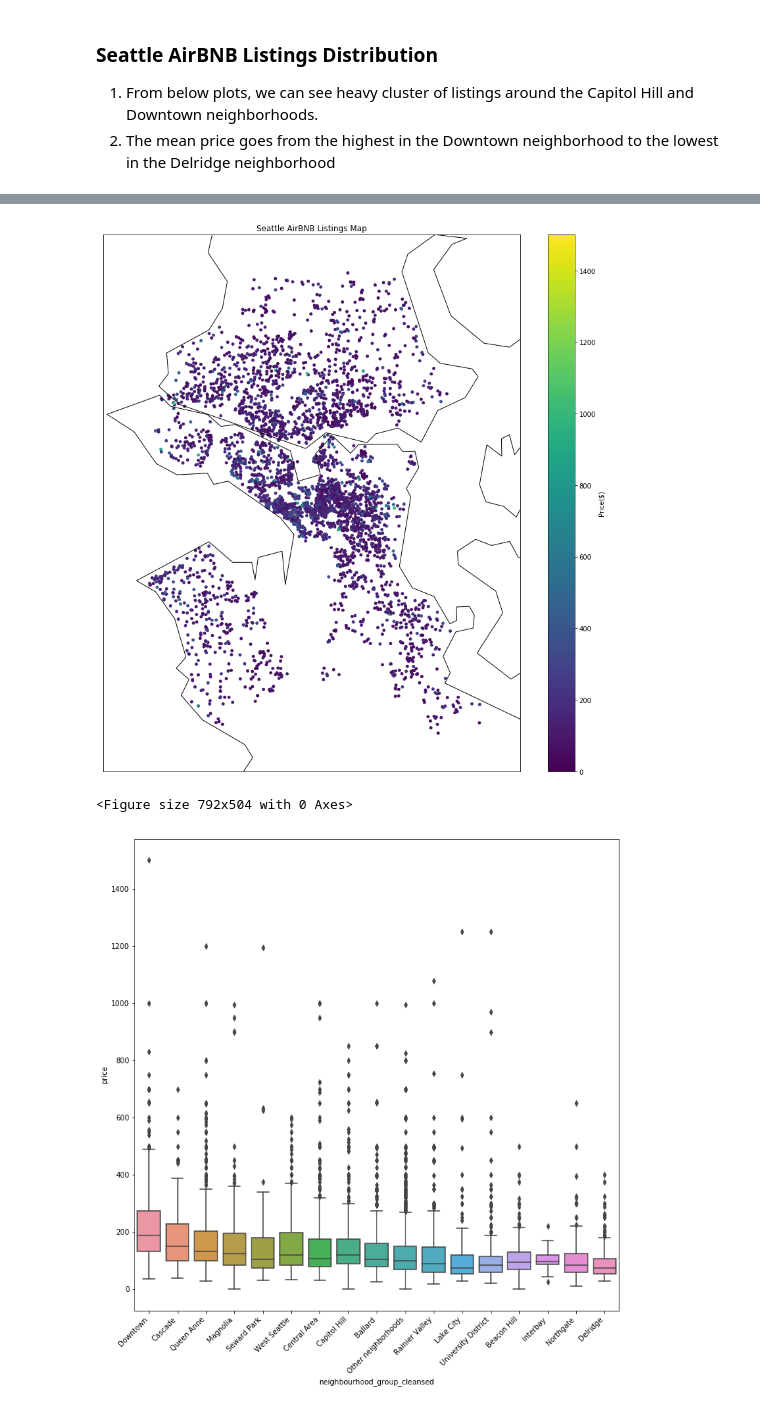
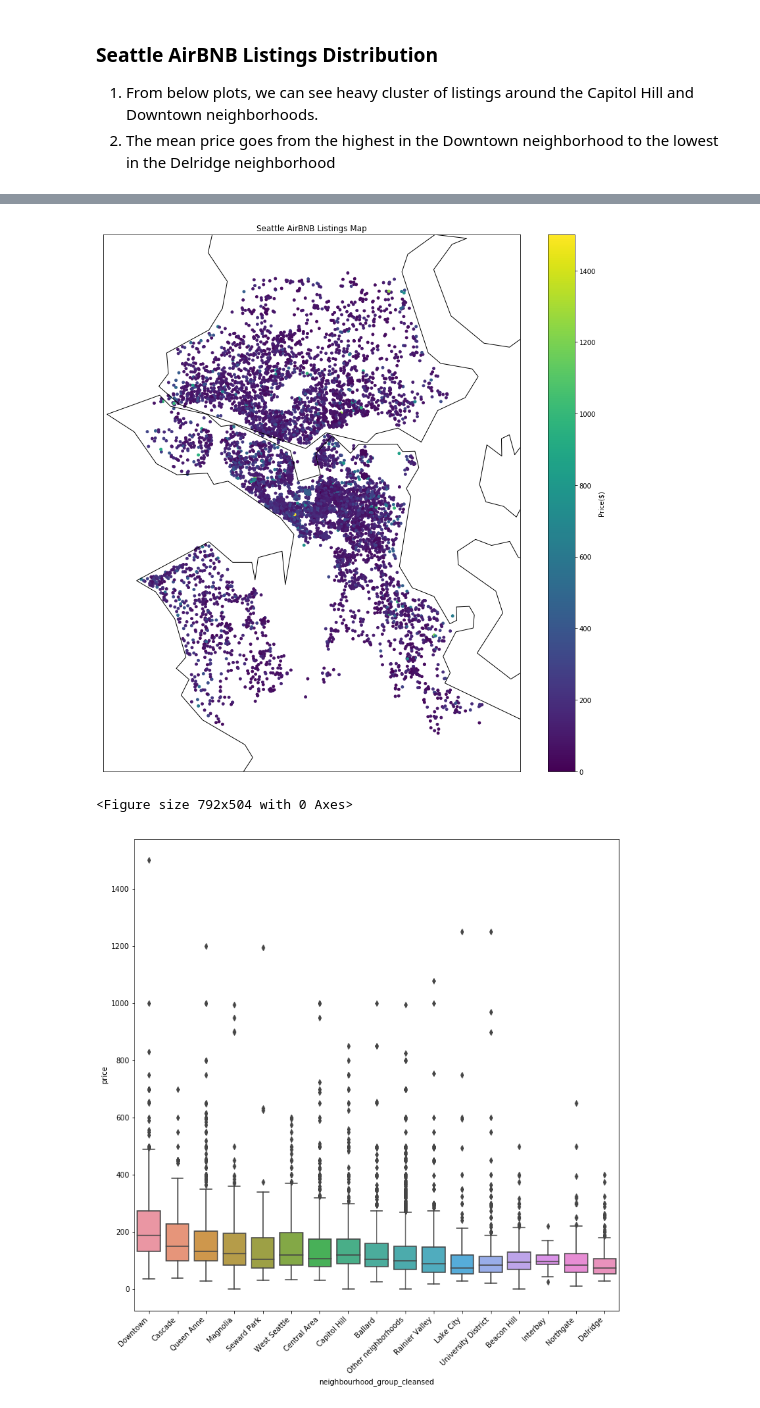
Before and after one commit to mikeli888/Springboard, a Jupyter notebook: sb2018_capstone1/Airbnb_pricing_analysis1.ipynb, the cells around one changed output, grey strips where cells are left out. Saved outputs shown, nothing was run; the diff lists cells and outputs as text; code cells hidden in the pictures.

```diff
--- a/sb2018_capstone1/Airbnb_pricing_analysis1.ipynb
+++ b/sb2018_capstone1/Airbnb_pricing_analysis1.ipynb
@@ -89,6 +89,7 @@ r_listings_raw.head(2)
 # %%
 # Initial Review
 # 1) Extract Subset of columns we will use for analysis
+# 9/8/18: Included amenities, neighbourhood_cleansed, neighbourhood_group_cleansed
 
 curr_city = 'Seattle'
 required_data = [
@@ -96,7 +97,7 @@ required_data = [
 'latitude','longitude',
 'neighbourhood_cleansed', 'neighbourhood_group_cleansed',
 'property_type','room_type','accommodates',
-'bathrooms','bedrooms','beds',
+'bathrooms','bedrooms','beds', 'amenities',
 'bed_type','square_feet','price',
 'weekly_price','monthly_price','security_deposit',
 'cleaning_fee','guests_included','extra_people',
@@ -214,0 +218,6 @@ r_listings['last_review'] = pd.to_datetime(r_listings['last_review'])
+# %%
+r_listings['amenities'] = r_listings['amenities'].map(
+    lambda amns: "|".join([amn.replace("}", "").replace("{", "").replace('"', "")\
+                           for amn in amns.split(",")])
+)
+r_listings['amenities'].head(5)
@@ -215,3 +232,6 @@ r_listings['last_review'] = pd.to_datetime(r_listings['last_review'])
+# %%
+# 9/8/18: [1:] is to remove the 1st empty array from the list
+r_listings['amenities_array'] = r_listings['amenities'].map(lambda amns: amns.split("|"))[1:]
 # %% [markdown]
 ### Transform Categorical Data
 # %%
@@ -430,35 +448,36 @@ lat_max = r_cleaned['latitude'].max() + .02
 lat_min = r_cleaned['latitude'].min() - .02
 mid_lat = (r_cleaned['latitude'].min() + r_cleaned['latitude'].max())/2
 
 #print(long_max, long_min, mid_long)
 #print(lat_max, lat_min, mid_lat)
 
 ## map
 m = Basemap(projection='cyl',lat_0=mid_lat,lon_0=mid_long,\
             llcrnrlat=lat_min,urcrnrlat=lat_max,\
             llcrnrlon=long_min,urcrnrlon=long_max,\
             rsphere=6371200.,resolution='h',area_thresh=10)
 m.drawcoastlines()
 m.drawstates()
 #m.drawcounties()   # 9/7/18: these 2 stmts caused errors
 #m.shadedrelief()
 
 ## locations
 # draw 25% samples from original data set to reduce clutter in map
 #x, y = m(r_cleaned['longitude'], r_cleaned['latitude'])
-r_samples = r_cleaned.sample(frac=.25)
+r_samples = r_cleaned
+
 x, y = m(r_samples['longitude'], r_samples['latitude'])
 sp = plt.scatter(x, y, c=r_samples['price'], s=15)
 
 plt.rcParams["figure.figsize"] = [11,7]
 cb = plt.colorbar(sp)
 cb.set_label('Price($)')
 plt.title(curr_city + ' AirBNB Listings Map')
 
 plt.show()
 plt.clf()
 # %% [output]
-[figure, old version]
+[figure, new version]
 <Figure size 792x504 with 0 Axes>
 # %%
 # Price by Neighborhood Groups
```
Also changed, not shown: parts of 13 cells of this notebook.
